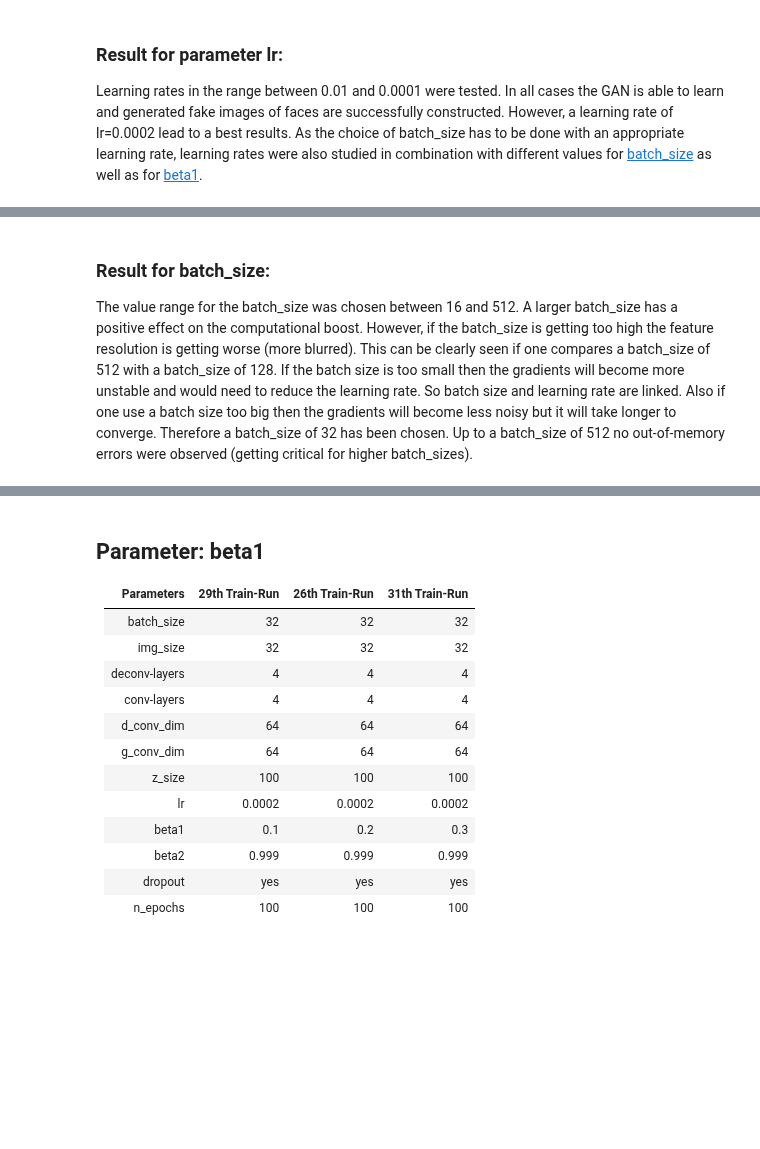
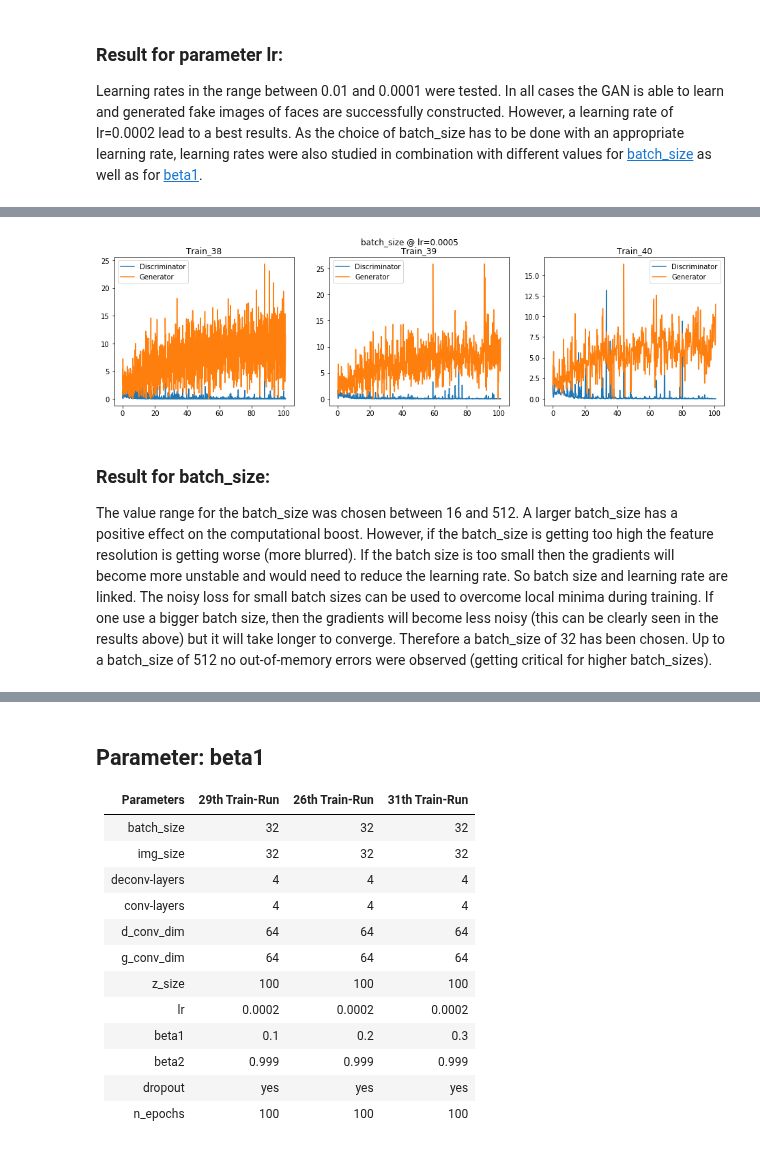
Before and after one commit to ddhartma/Face-Generation-with-DCGANs, a Jupyter notebook: parameter_beta1.ipynb, the cells around one changed output, grey strips where cells are left out. Cells and saved outputs as stored; diff of their text form; code cells hidden in the pictures; blank space fills up the shorter version.

```diff
--- a/parameter_beta1.ipynb
+++ b/parameter_beta1.ipynb
@@ -384,10 +379,12 @@ view_plots([[24, 'lr', 9],
 # %%
-view_plots([[38, 'lr', 9],
-            [39, 'lr', 9],
-            [40, 'lr', 9]],'batch_size @ lr=0.0005', 'batch_size')
+view_plots([[38, 'batch_size', 18],
+            [39, 'batch_size', 9],
+            [40, 'batch_size', 5]],'batch_size @ lr=0.0005', 'batch_size')
+# %% [output]
+[figure, added]
 # %% [markdown]
 ### Result for batch_size:
-The value range for the batch_size was chosen between 16 and 512. A larger batch_size has a positive effect on the computational boost. However, if the batch_size is getting too high the feature resolution is getting worse (more blurred). This can be clearly seen if one compares a batch_size of 512 with a batch_size of 128. If the batch size is too small then the gradients will become more unstable and would need to reduce the learning rate. So batch size and learning rate are linked. Also if one use a batch size too big then the gradients will become less noisy but it will take longer to converge. Therefore a batch_size of 32 has been chosen. Up to a batch_size of 512 no out-of-memory errors were observed (getting critical for higher batch_sizes).
+The value range for the batch_size was chosen between 16 and 512. A larger batch_size has a positive effect on the computational boost. However, if the batch_size is getting too high the feature resolution is getting worse (more blurred). If the batch size is too small then the gradients will become more unstable and would need to reduce the learning rate. So batch size and learning rate are linked. The noisy loss for small batch sizes can be used to overcome local minima during training. If one use a bigger batch size, then the gradients will become less noisy (this can be clearly seen in the results above) but it will take longer to converge. Therefore a batch_size of 32 has been chosen. Up to a batch_size of 512 no out-of-memory errors were observed (getting critical for higher batch_sizes).
 # %% [markdown]
 <a id='Parameter_beta1'></a>
 # %% [markdown]
```
Also changed, not shown: parts of 5 cells of this notebook, 12 other files.
